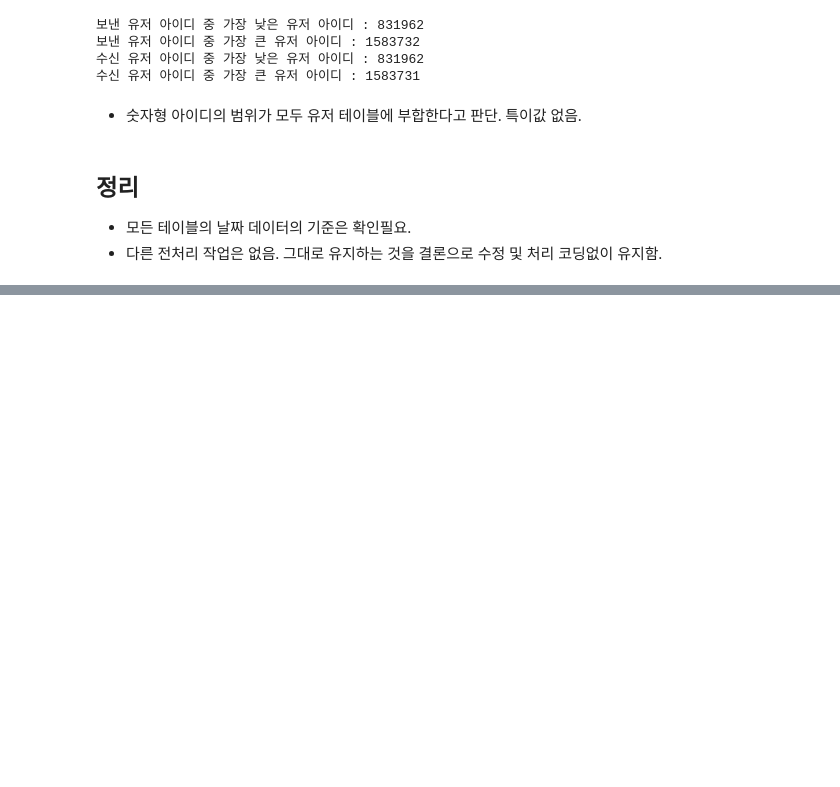
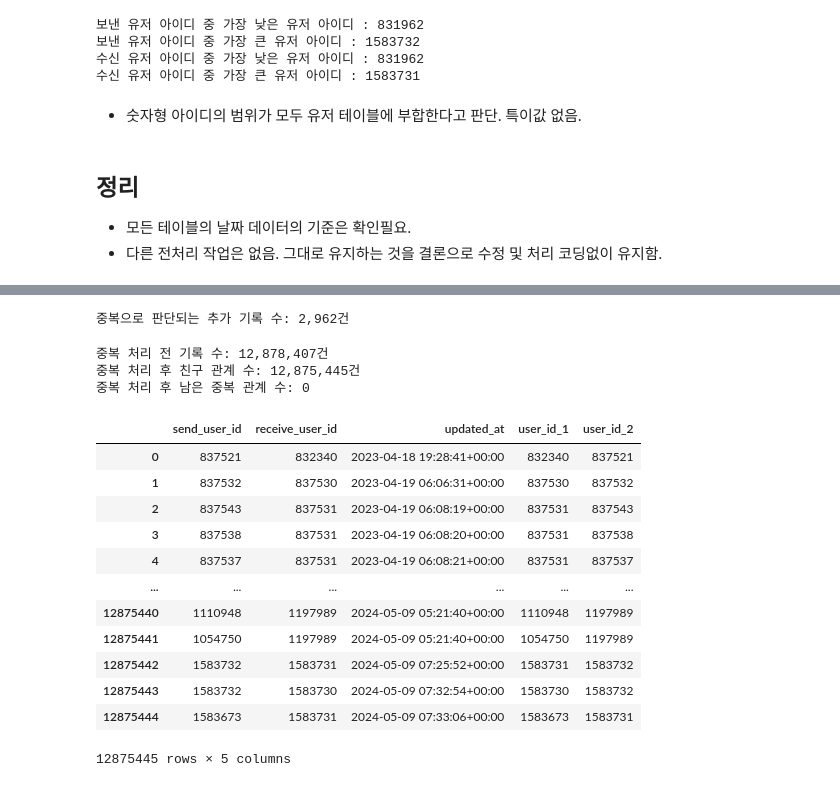
Before and after one commit to zoo-no-s/sns_service_analysis, a Jupyter notebook: src/preprocess/accounts_friendrequest.ipynb, the cells around one changed output, grey strips where cells are left out. Cells and saved outputs as stored; diff of their text form; code cells hidden in the pictures; blank space fills up the shorter version.

```diff
--- a/src/preprocess/accounts_friendrequest.ipynb
+++ b/src/preprocess/accounts_friendrequest.ipynb
@@ -118,0 +118,13 @@ print(f"수신 유저 아이디 중 가장 큰 유저 아이디 : {df['receive_u
+# %%
+# 전처리 수행 대상 테이블 호출
+sql = f"""
+    SELECT send_user_id, receive_user_id, updated_at
+    FROM `{PROJECT_ID}.{DATA_SET}.accounts_friendrequest`
+    WHERE status = 'A'
+    ORDER BY updated_at ASC
+"""
+
+# 판다스 데이터프레임으로 변환
+df = client.query(sql).to_dataframe()
+
+df.head()
@@ -118,0 +222,7 @@ print(f"수신 유저 아이디 중 가장 큰 유저 아이디 : {df['receive_u
+# %%
+print(
+    f'중복으로 판단되는 추가 기록 수: '
+    f'{(duplicate_friendships["수락기록수"] - 1).sum():,}건'
+)
+# %% [output]
+중복으로 판단되는 추가 기록 수: 2,962건
@@ -118,0 +242,33 @@ print(f"수신 유저 아이디 중 가장 큰 유저 아이디 : {df['receive_u
+# %%
+print(f'중복 처리 전 기록 수: {len(df):,}건')
+print(
+    f'중복 처리 후 친구 관계 수: '
+    f'{len(first_accepted_friendships):,}건'
+)
+
+print(
+    '중복 처리 후 남은 중복 관계 수:',
+    first_accepted_friendships[
+        ['user_id_1', 'user_id_2']
+    ].duplicated().sum(),
+)
+# %% [output]
+중복 처리 전 기록 수: 12,878,407건
+중복 처리 후 친구 관계 수: 12,875,445건
+중복 처리 후 남은 중복 관계 수: 0
+# %%
+first_accepted_friendships
+# %% [output]
+|  | send_user_id | receive_user_id | updated_at | user_id_1 | user_id_2 |
+| 0 | 837521 | 832340 | 2023-04-18 19:28:41+00:00 | 832340 | 837521 |
+| 1 | 837532 | 837530 | 2023-04-19 06:06:31+00:00 | 837530 | 837532 |
+| 2 | 837543 | 837531 | 2023-04-19 06:08:19+00:00 | 837531 | 837543 |
+| 3 | 837538 | 837531 | 2023-04-19 06:08:20+00:00 | 837531 | 837538 |
+| 4 | 837537 | 837531 | 2023-04-19 06:08:21+00:00 | 837531 | 837537 |
+| ... | ... | ... | ... | ... | ... |
+| 12875440 | 1110948 | 1197989 | 2024-05-09 05:21:40+00:00 | 1110948 | 1197989 |
+| 12875441 | 1054750 | 1197989 | 2024-05-09 05:21:40+00:00 | 1054750 | 1197989 |
+| 12875442 | 1583732 | 1583731 | 2024-05-09 07:25:52+00:00 | 1583731 | 1583732 |
+| 12875443 | 1583732 | 1583730 | 2024-05-09 07:32:54+00:00 | 1583730 | 1583732 |
+| 12875444 | 1583673 | 1583731 | 2024-05-09 07:33:06+00:00 | 1583673 | 1583731 |
+12875445 rows × 5 columns
```
Also changed, not shown: parts of 23 cells of this notebook, 1 other file.
